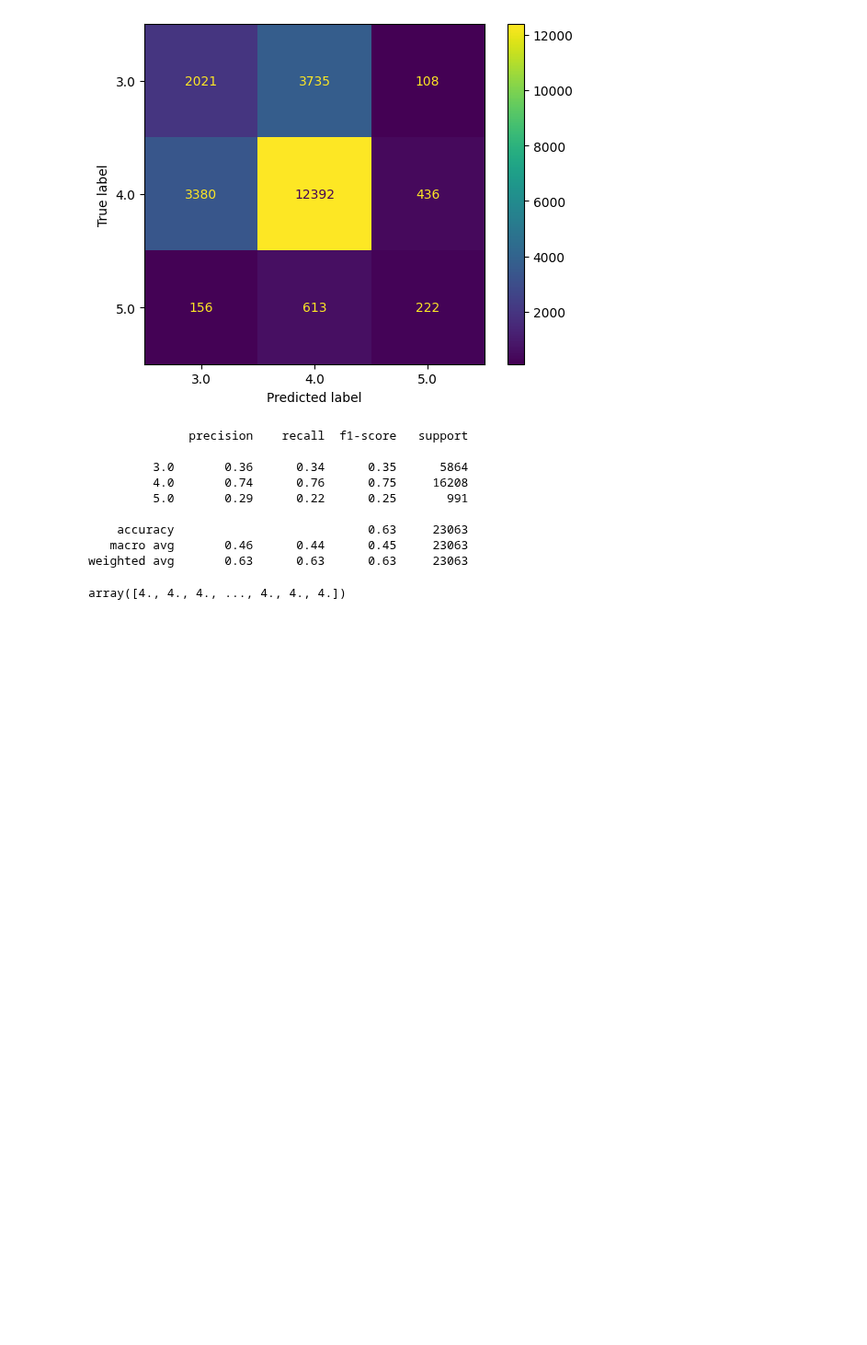
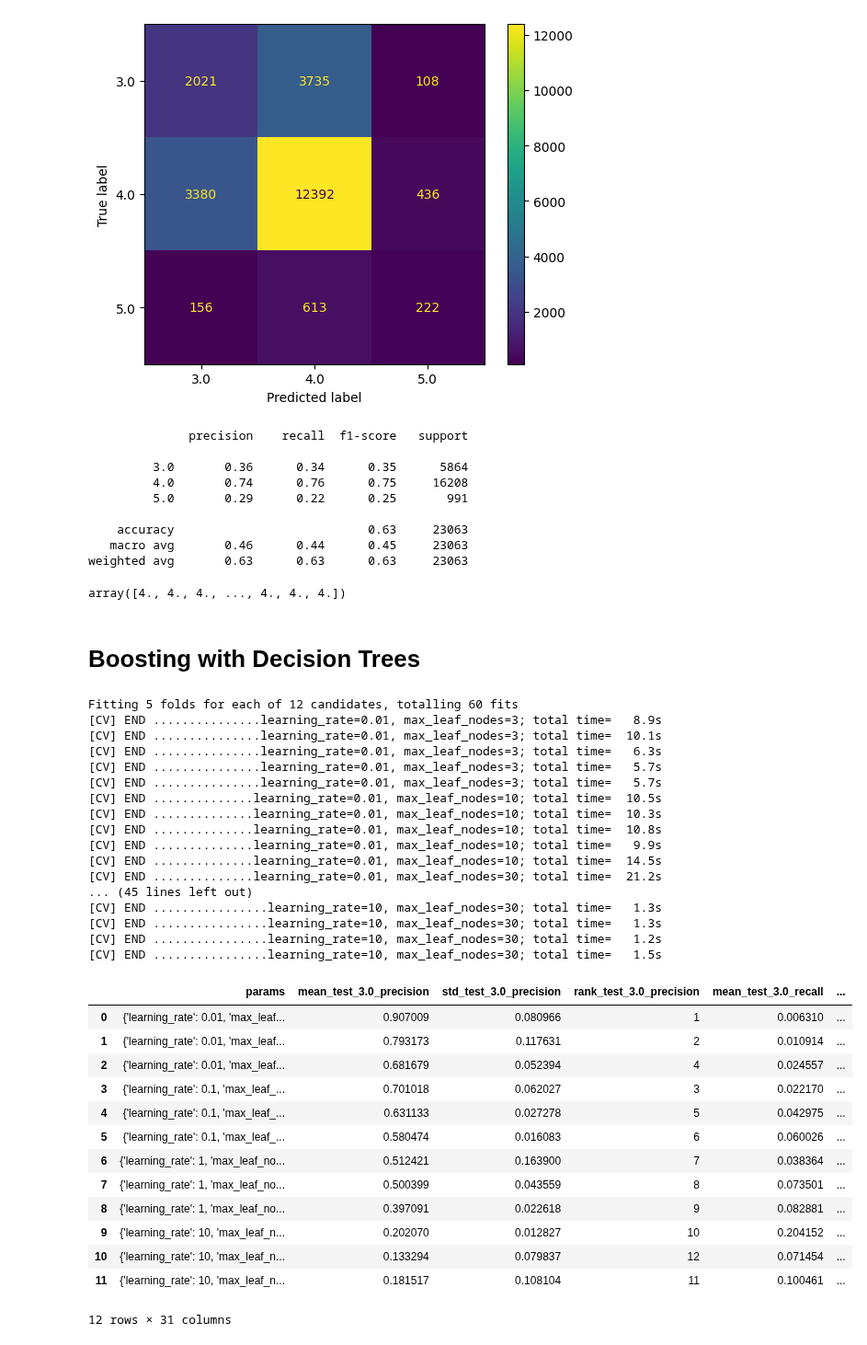
Before and after one commit to 7angel4/Goodreads-rating-classification, a Jupyter notebook: Appendix.ipynb, the cells around one changed output. Shown at 92% size. Saved outputs shown, nothing was run; the diff lists cells and outputs as text; code cells hidden in the pictures; blank space fills up the shorter version.

```diff
--- a/Appendix.ipynb
+++ b/Appendix.ipynb
@@ -876,3 +876,49 @@ cv_evaluate(linearSVM, X_ohe_selected, y)
    macro avg       0.46      0.44      0.45     23063
 weighted avg       0.63      0.63      0.63     23063
 array([4., 4., 4., ..., 4., 4., 4.])
+# %% [markdown]
+# Boosting with Decision Trees
+# %%
+from sklearn.ensemble import
+
+hgb = HistGradientBoostingClassifier(random_state=30027)
+# %%
+# Tuning using GridSearch
+param_grid = {
+    'learning_rate': (0.01, 0.1, 1, 10),
+    'max_leaf_nodes': (3, 10, 30)}
+cv_results = tune_hyperparameter(hgb, param_grid, X, y, cv=5)
+cv_results
+# 'Best' param set: learning_rate = 0.1, max_leaf_nodes = 10
+# %% [output]
+Fitting 5 folds for each of 12 candidates, totalling 60 fits
+[CV] END ...............learning_rate=0.01, max_leaf_nodes=3; total time=   8.9s
+[CV] END ...............learning_rate=0.01, max_leaf_nodes=3; total time=  10.1s
+[CV] END ...............learning_rate=0.01, max_leaf_nodes=3; total time=   6.3s
+[CV] END ...............learning_rate=0.01, max_leaf_nodes=3; total time=   5.7s
+[CV] END ...............learning_rate=0.01, max_leaf_nodes=3; total time=   5.7s
+[CV] END ..............learning_rate=0.01, max_leaf_nodes=10; total time=  10.5s
+[CV] END ..............learning_rate=0.01, max_leaf_nodes=10; total time=  10.3s
+[CV] END ..............learning_rate=0.01, max_leaf_nodes=10; total time=  10.8s
+[CV] END ..............learning_rate=0.01, max_leaf_nodes=10; total time=   9.9s
+[CV] END ..............learning_rate=0.01, max_leaf_nodes=10; total time=  14.5s
+[CV] END ..............learning_rate=0.01, max_leaf_nodes=30; total time=  21.2s
+... (45 lines left out)
+[CV] END ................learning_rate=10, max_leaf_nodes=30; total time=   1.3s
+[CV] END ................learning_rate=10, max_leaf_nodes=30; total time=   1.3s
+[CV] END ................learning_rate=10, max_leaf_nodes=30; total time=   1.2s
+[CV] END ................learning_rate=10, max_leaf_nodes=30; total time=   1.5s
+|  | params | mean_test_3.0_precision | std_test_3.0_precision | rank_test_3.0_precision | mean_test_3.0_recall | ... |
+| 0 | {'learning_rate': 0.01, 'max_leaf... | 0.907009 | 0.080966 | 1 | 0.006310 | ... |
+| 1 | {'learning_rate': 0.01, 'max_leaf... | 0.793173 | 0.117631 | 2 | 0.010914 | ... |
+| 2 | {'learning_rate': 0.01, 'max_leaf... | 0.681679 | 0.052394 | 4 | 0.024557 | ... |
+| 3 | {'learning_rate': 0.1, 'max_leaf_... | 0.701018 | 0.062027 | 3 | 0.022170 | ... |
+| 4 | {'learning_rate': 0.1, 'max_leaf_... | 0.631133 | 0.027278 | 5 | 0.042975 | ... |
+| 5 | {'learning_rate': 0.1, 'max_leaf_... | 0.580474 | 0.016083 | 6 | 0.060026 | ... |
+| 6 | {'learning_rate': 1, 'max_leaf_no... | 0.512421 | 0.163900 | 7 | 0.038364 | ... |
+| 7 | {'learning_rate': 1, 'max_leaf_no... | 0.500399 | 0.043559 | 8 | 0.073501 | ... |
+| 8 | {'learning_rate': 1, 'max_leaf_no... | 0.397091 | 0.022618 | 9 | 0.082881 | ... |
+| 9 | {'learning_rate': 10, 'max_leaf_n... | 0.202070 | 0.012827 | 10 | 0.204152 | ... |
+| 10 | {'learning_rate': 10, 'max_leaf_n... | 0.133294 | 0.079837 | 12 | 0.071454 | ... |
+| 11 | {'learning_rate': 10, 'max_leaf_n... | 0.181517 | 0.108104 | 11 | 0.100461 | ... |
+12 rows × 31 columns
```
Also changed, not shown: parts of 2 cells of this notebook, 6 other files.
